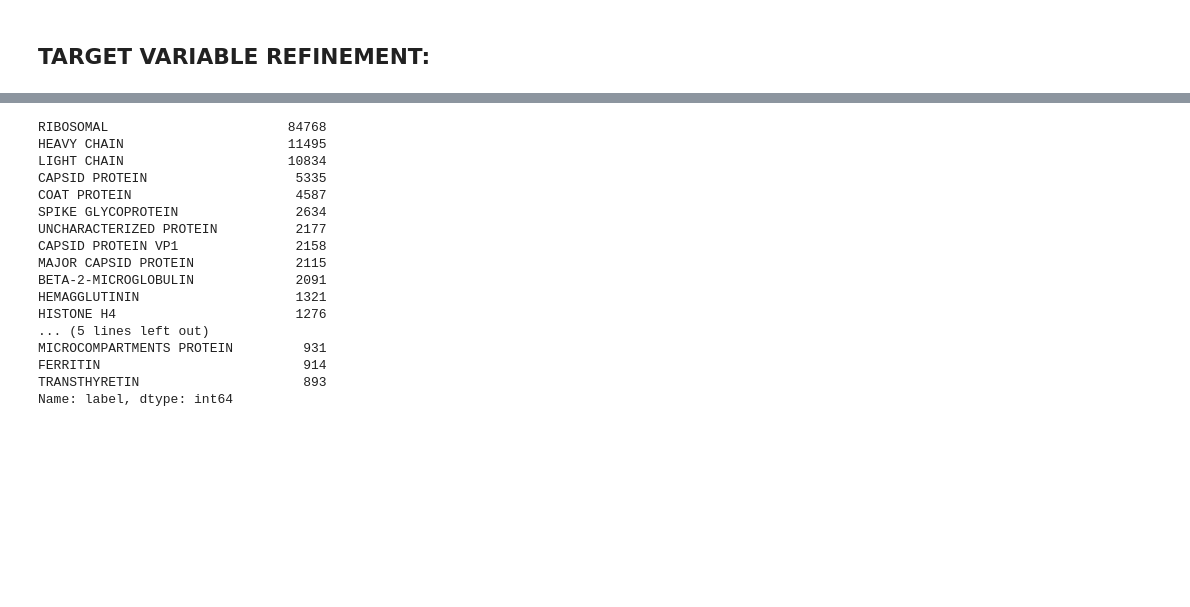
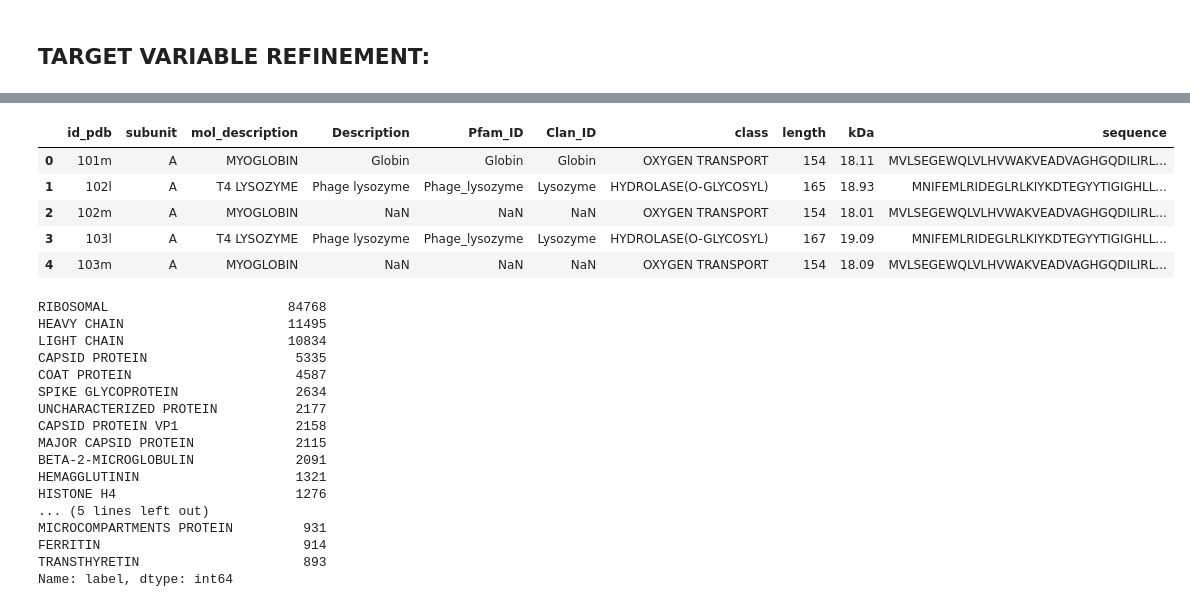
Before and after one commit to jdormaar/Functional_predictions_from_protein_residue_sequences, a Jupyter notebook: workbooks/pdb_eda.ipynb, the cells around one changed output, grey strips where cells are left out. Saved outputs shown, nothing was run; the diff lists cells and outputs as text; code cells hidden in the pictures; blank space fills up the shorter version.

```diff
--- a/workbooks/pdb_eda.ipynb
+++ b/workbooks/pdb_eda.ipynb
@@ -189,5 +191,3 @@ df['mol_description'].nunique()
 81534
 # %% [markdown]
 ## TARGET VARIABLE REFINEMENT:
-# %%
-df['label'] = df['mol_description']
@@ -480,0 +322,23 @@ Name: label, dtype: int64
+# %%
+# Rearrange columns:
+df = df[[
+    'id_pdb'
+  , 'subunit'
+  , 'mol_description'
+  , 'Description'
+  , 'Pfam_ID'
+  , 'Clan_ID'
+  , 'class'
+  , 'length'
+  , 'kDa'
+  , 'sequence'
+]].copy()
+
+df.head()
+# %% [output]
+|  | id_pdb | subunit | mol_description | Description | Pfam_ID | Clan_ID | class | length | kDa | sequence |
+| 0 | 101m | A | MYOGLOBIN | Globin | Globin | Globin | OXYGEN TRANSPORT | 154 | 18.11 | MVLSEGEWQLVLHVWAKVEADVAGHGQDILIRL... |
+| 1 | 102l | A | T4 LYSOZYME | Phage lysozyme | Phage_lysozyme | Lysozyme | HYDROLASE(O-GLYCOSYL) | 165 | 18.93 | MNIFEMLRIDEGLRLKIYKDTEGYYTIGIGHLL... |
+| 2 | 102m | A | MYOGLOBIN | NaN | NaN | NaN | OXYGEN TRANSPORT | 154 | 18.01 | MVLSEGEWQLVLHVWAKVEADVAGHGQDILIRL... |
+| 3 | 103l | A | T4 LYSOZYME | Phage lysozyme | Phage_lysozyme | Lysozyme | HYDROLASE(O-GLYCOSYL) | 167 | 19.09 | MNIFEMLRIDEGLRLKIYKDTEGYYTIGIGHLL... |
+| 4 | 103m | A | MYOGLOBIN | NaN | NaN | NaN | OXYGEN TRANSPORT | 154 | 18.09 | MVLSEGEWQLVLHVWAKVEADVAGHGQDILIRL... |
```
Also changed, not shown: parts of 53 cells of this notebook, 1 other file.
